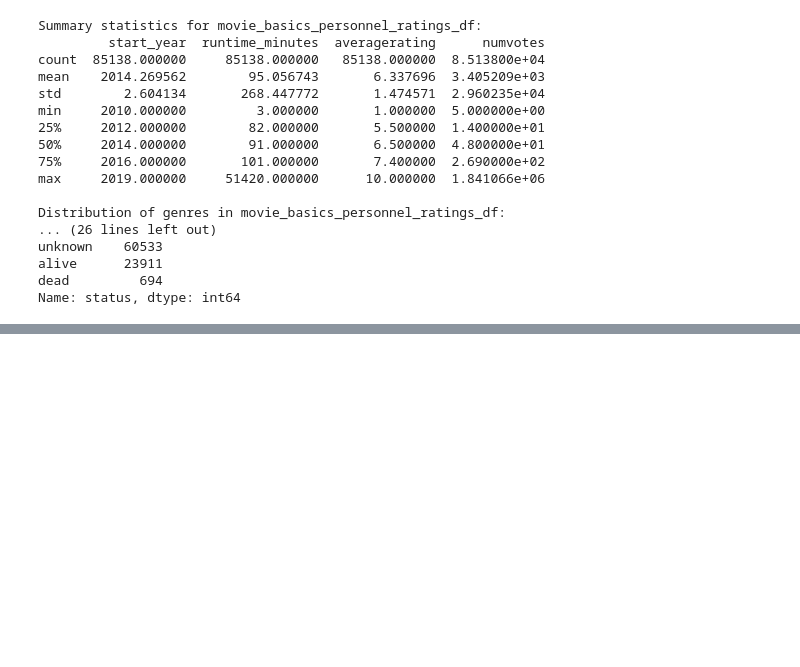
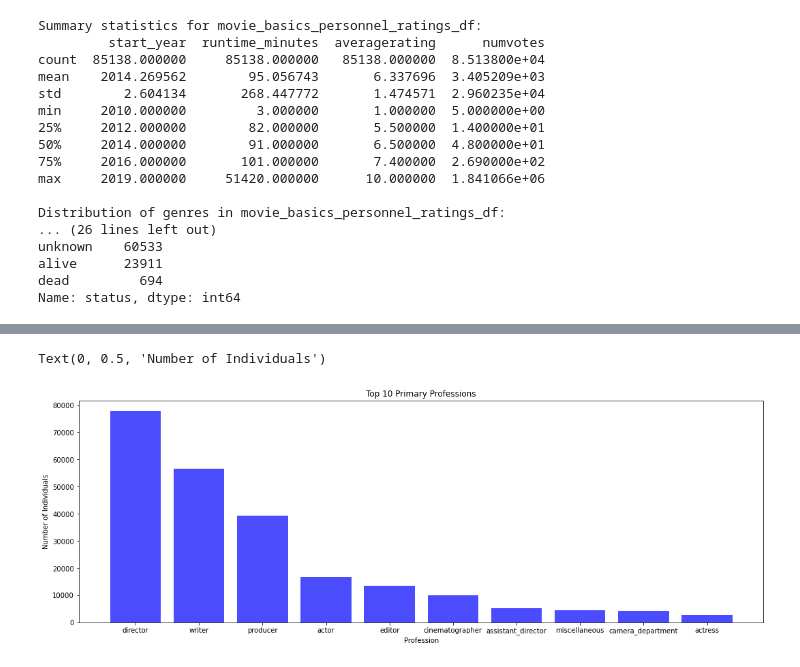
Before and after one commit to MMJGGR/Phase_1_Project, a Jupyter notebook: index.ipynb, the cells around one changed output, grey strips where cells are left out. Saved outputs shown, nothing was run; the diff lists cells and outputs as text; code cells hidden in the pictures; blank space fills up the shorter version.

```diff
--- a/index.ipynb
+++ b/index.ipynb
@@ -1142,0 +1131,30 @@ TypeError: first argument must be string or compiled pattern
+# %%
+profession_split = []
+profession_count = {}
+
+
+profession_combinations = movie_basics_personnel_ratings_df['primary_profession'].str.split(',').tolist()
+
+for sublist in profession_combinations:
+    for profession in sublist:
+        profession_split.append(profession)
+
+for profession in profession_split:
+    if profession in profession_count:
+        profession_count[profession] +=1
+    else:
+        profession_count[profession] =1
+
+profession_counts_df = pd.DataFrame(profession_count.items(), columns=['Profession', 'Count']).sort_values(by='Count', ascending=False).head(10)
+
+
+fig, ax1 = plt.subplots(figsize=(18, 6))
+
+# Bar Plot: Distribution of primary professions
+ax1.bar(profession_counts_df['Profession'], profession_counts_df['Count'], color='blue', alpha = 0.7)
+ax1.set_title('Top 10 Primary Professions')
+ax1.set_xlabel('Profession')
+ax1.set_ylabel('Number of Individuals')
+# %% [output]
+Text(0, 0.5, 'Number of Individuals')
+[figure, added]
```
Also changed, not shown: parts of 14 cells of this notebook.
